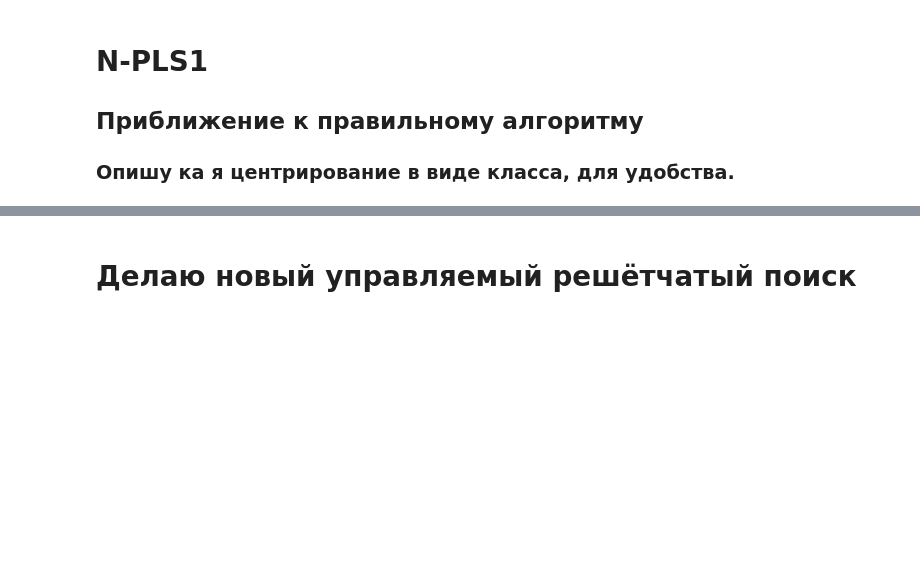
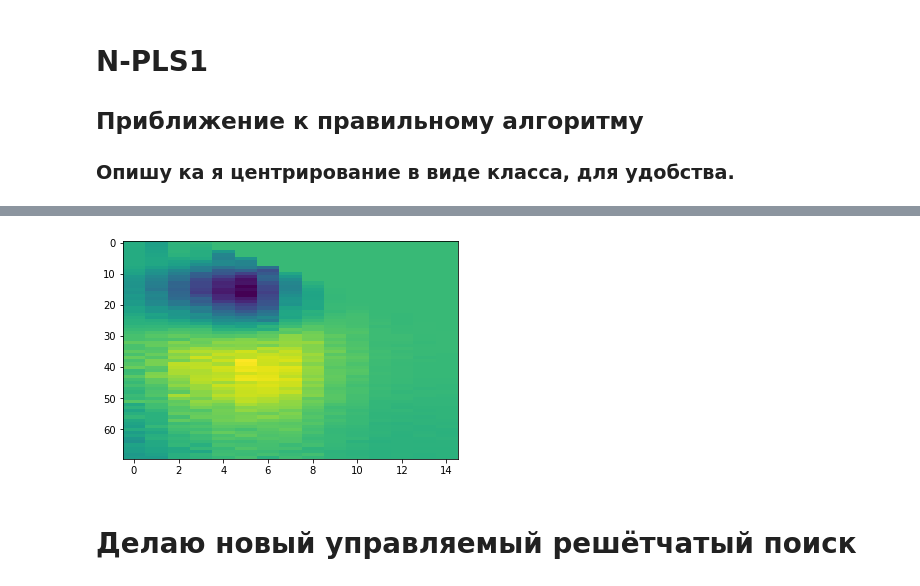
Before and after one commit to 89605502155/ML-repositry, a Jupyter notebook: new_NPLS1.ipynb, the cells around one changed output, grey strips where cells are left out. Drawn from its saved outputs; the diff is of its cells as text; code cells hidden in the pictures; blank space fills up the shorter version.

```diff
--- a/new_NPLS1.ipynb
+++ b/new_NPLS1.ipynb
@@ -63,3 +63,12 @@ array([ -0.15706949,  -0.09283701,   4.55217322,  -5.7521935 ,
+# %%
+X_setting=Xdata_numpy['X'][:,15:85,:15]
+# %%
+X_setting-= X_setting.mean(axis = 0)
+# %%
+plt.imshow(X_setting[5,:,:], aspect='auto')
+plt.show();
+# %% [output]
+[figure, added]
 # %%
 class Tri_PLS1_grid(RegressorMixin,BaseEstimator):
     def  __init__(self, n_components=2,a=3):
```
Also changed, not shown: parts of 8 cells of this notebook, 1 other file.
